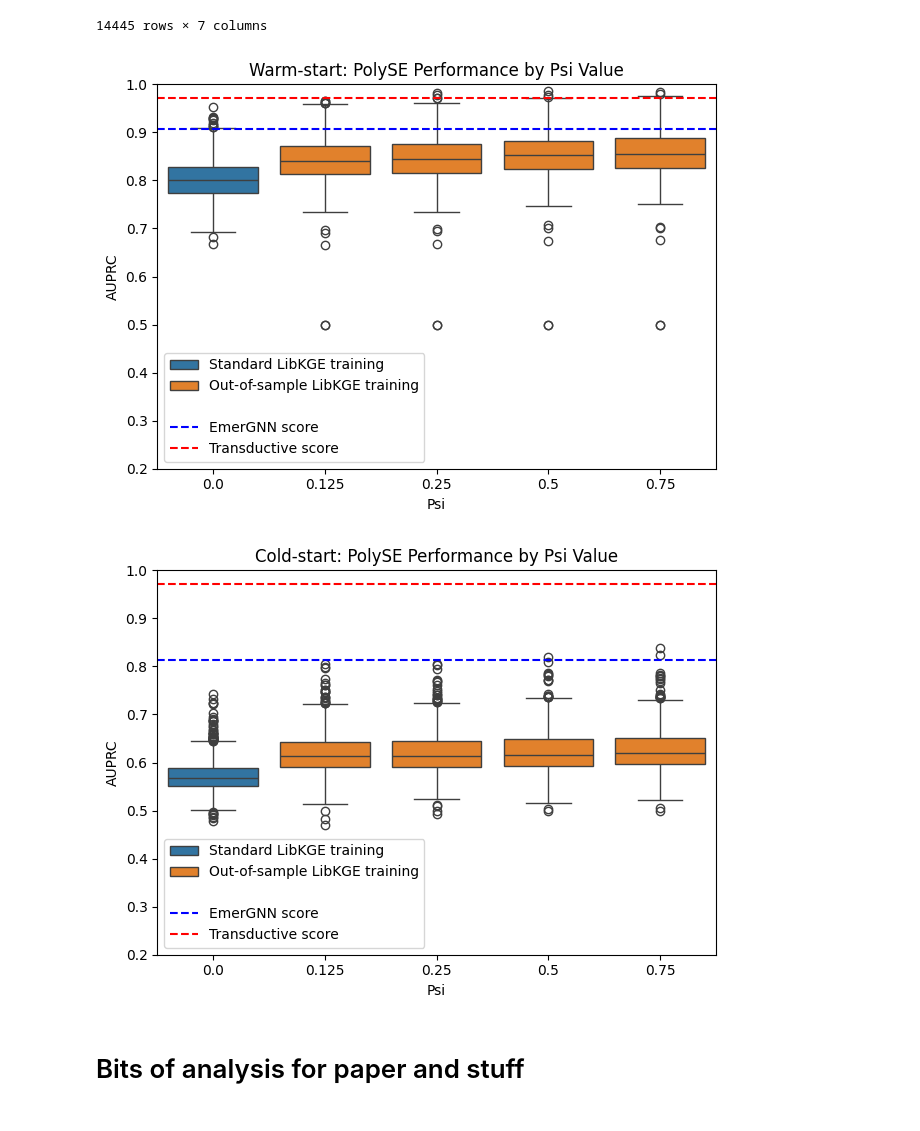
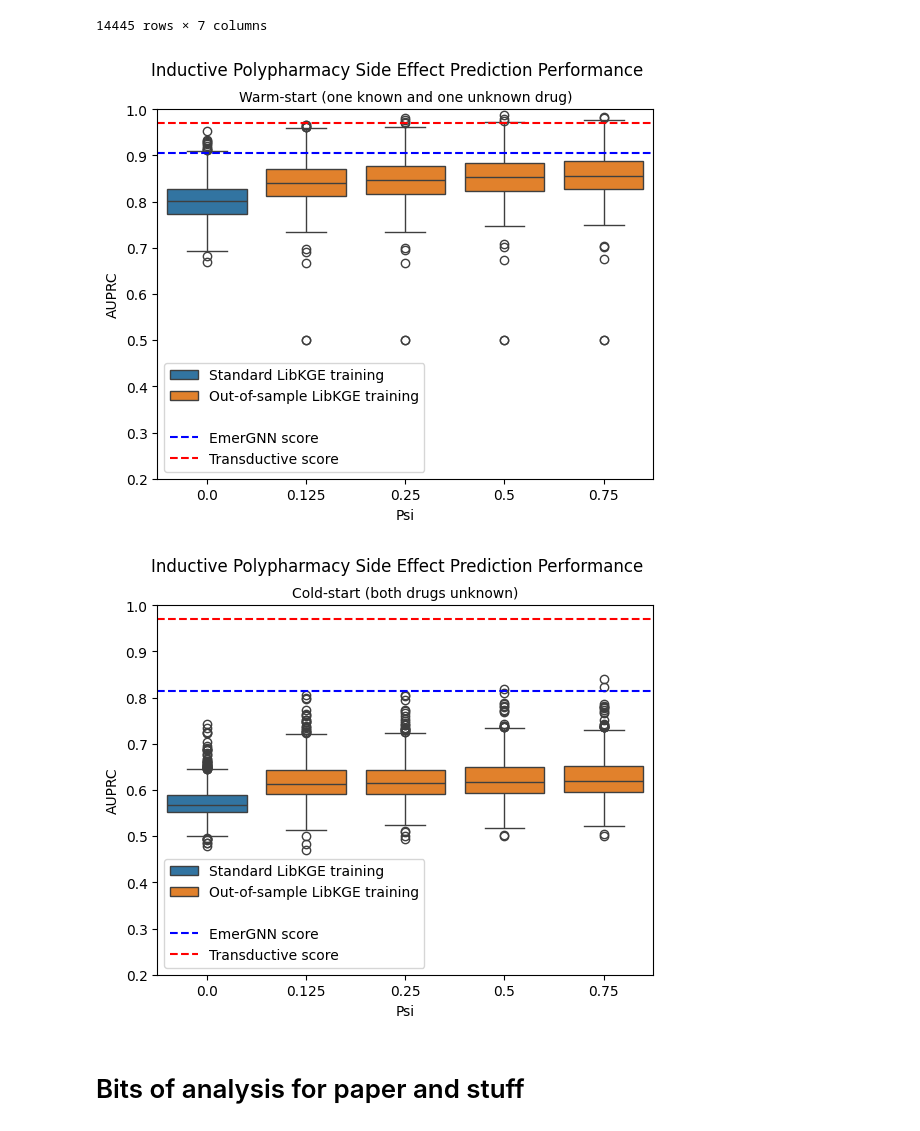
Before and after one commit to oliver-lloyd/Chapter5, a Jupyter notebook: analysis/viz/viz.ipynb, the cells around one changed output. Cells and saved outputs as stored; diff of their text form; code cells hidden in the pictures.

Commit message:
Updated figure titles

```diff
--- a/analysis/viz/viz.ipynb
+++ b/analysis/viz/viz.ipynb
@@ -158,23 +158,23 @@ polySE_agg
 # %%
 warm_start = polySE_agg.query('fake_triple_component != "both"')
 sns.boxplot(warm_start, x='psi', y='AUPRC', hue='Training')
 
 xmin = -0.5
 xmax = 4.5
 plt.hlines(-2, xmin=xmin, xmax=xmax, colors='white', linestyles='dashed', label=' ')  # To add gap in legend
 plt.hlines(0.906, xmin=xmin, xmax=xmax, colors='blue', linestyles='dashed', label='EmerGNN score')
 plt.hlines(transductive_AUPRC, xmin=xmin, xmax=xmax, colors='red', linestyles='dashed', label='Transductive score')
 plt.ylim(0.2, 1)
 plt.xlim(xmin, xmax)
 plt.legend()
-#plt.suptitle('PPSE prediction performance of neighbour aggregations')
-plt.title('Warm-start: PolySE Performance by Psi Value')
+plt.suptitle('Inductive Polypharmacy Side Effect Prediction Performance')
+plt.title('Warm-start (one known and one unknown drug)', size=10)
 plt.xlabel('Psi')
 
-plt.tight_layout()
+#plt.tight_layout()
 plt.savefig('polySE_agg_warm_start.png')
 # %% [output]
-[figure, old version]
+[figure, new version]
 # %%
 cold_start = polySE_agg.query('fake_triple_component == "both"')
 sns.boxplot(cold_start, x='psi', y='AUPRC', hue='Training')
@@ -187,14 +187,14 @@ plt.hlines(0.814, xmin=xmin, xmax=xmax, colors='blue', linestyles='dashed', labe
 plt.hlines(transductive_AUPRC, xmin=xmin, xmax=xmax, colors='red', linestyles='dashed', label='Transductive score')
 plt.ylim(0.2, 1.0)
 plt.legend()
-#plt.suptitle('PPSE prediction performance of neighbour aggregations')
-plt.title('Cold-start: PolySE Performance by Psi Value')
+plt.suptitle('Inductive Polypharmacy Side Effect Prediction Performance')
+plt.title('Cold-start (both drugs unknown)', size=10)
 plt.xlabel('Psi')
 
-plt.tight_layout()
+#plt.tight_layout()
 plt.savefig('polySE_agg_cold_start.png')
 # %% [output]
-[figure, old version]
+[figure, new version]
 # %% [markdown]
 # Bits of analysis for paper and stuff
 # %%
```
Also changed, not shown: 2 other files.
